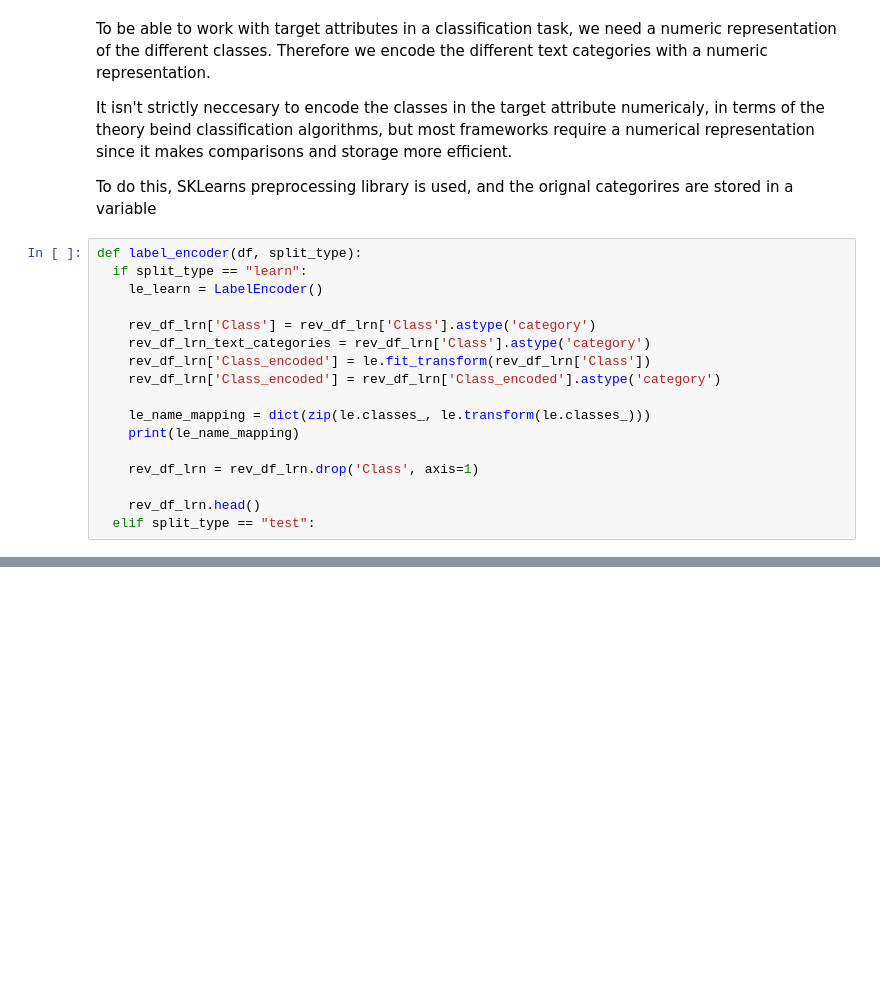
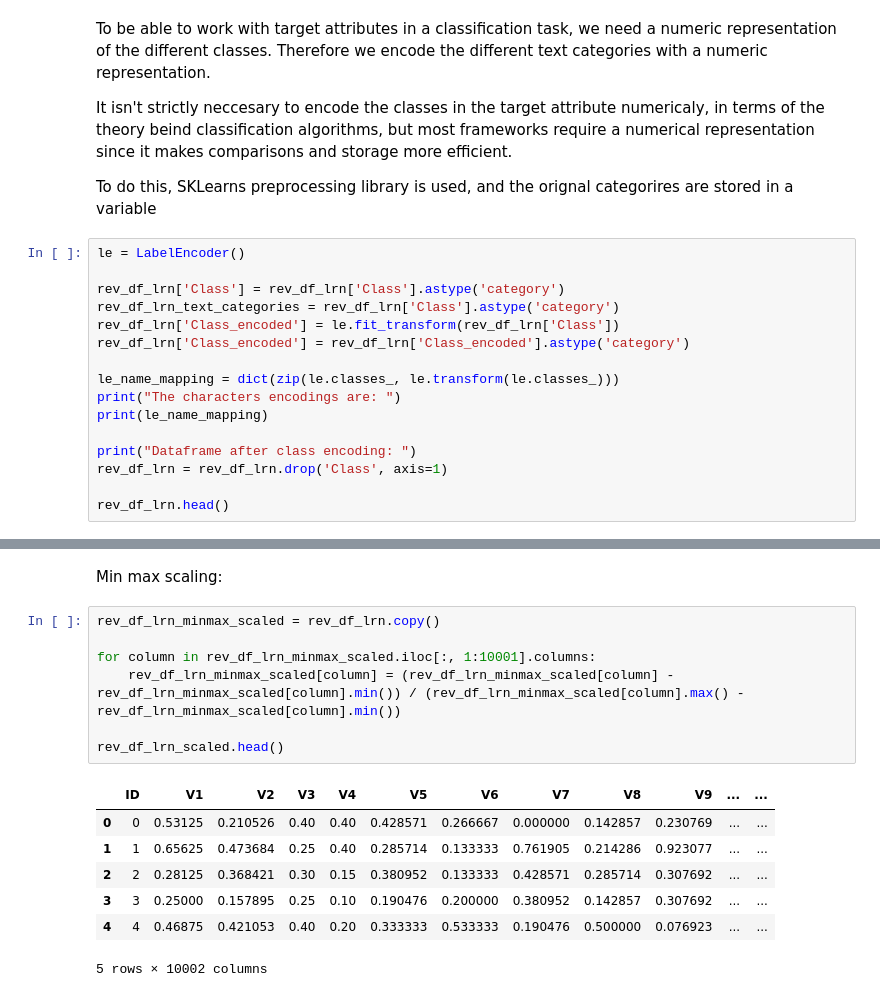
Before and after one commit to Esaiasson/Machine_learning_WS_2025, a Jupyter notebook: A1/amazon_review.ipynb, the cells around one changed output, grey strips where cells are left out. Cells and saved outputs as stored; diff of their text form; blank space fills up the shorter version.

```diff
--- a/A1/amazon_review.ipynb
+++ b/A1/amazon_review.ipynb
@@ -99,20 +99,19 @@ It isn't strictly neccesary to encode the classes in the target attribute numeri
 
 To do this, SKLearns preprocessing library is used, and the orignal categorires are stored in a variable
 # %%
-def label_encoder(df, split_type):
-  if split_type == "learn":
-    le_learn = LabelEncoder()
+le = LabelEncoder()
 
-    rev_df_lrn['Class'] = rev_df_lrn['Class'].astype('category')
-    rev_df_lrn_text_categories = rev_df_lrn['Class'].astype('category')
-    rev_df_lrn['Class_encoded'] = le.fit_transform(rev_df_lrn['Class'])
-    rev_df_lrn['Class_encoded'] = rev_df_lrn['Class_encoded'].astype('category')
+rev_df_lrn['Class'] = rev_df_lrn['Class'].astype('category')
+rev_df_lrn_text_categories = rev_df_lrn['Class'].astype('category')
+rev_df_lrn['Class_encoded'] = le.fit_transform(rev_df_lrn['Class'])
+rev_df_lrn['Class_encoded'] = rev_df_lrn['Class_encoded'].astype('category')
 
-    le_name_mapping = dict(zip(le.classes_, le.transform(le.classes_)))
-    print(le_name_mapping)
+le_name_mapping = dict(zip(le.classes_, le.transform(le.classes_)))
+print("The characters encodings are: ")
+print(le_name_mapping)
 
-    rev_df_lrn = rev_df_lrn.drop('Class', axis=1)
+print("Dataframe after class encoding: ")
+rev_df_lrn = rev_df_lrn.drop('Class', axis=1)
 
-    rev_df_lrn.head()
-  elif split_type == "test":
+rev_df_lrn.head()
 # %% [output]
@@ -126,0 +132,17 @@ def label_encoder(df, split_type):
+# %% [markdown]
+Min max scaling:
+# %%
+rev_df_lrn_minmax_scaled = rev_df_lrn.copy()
+
+for column in rev_df_lrn_minmax_scaled.iloc[:, 1:10001].columns:
+    rev_df_lrn_minmax_scaled[column] = (rev_df_lrn_minmax_scaled[column] - rev_df_lrn_minmax_scaled[column].min()) / (rev_df_lrn_minmax_scaled[column].max() - rev_df_lrn_minmax_scaled[column].min())
+
+rev_df_lrn_scaled.head()
+# %% [output]
+|  | ID | V1 | V2 | V3 | V4 | V5 | V6 | V7 | V8 | V9 | ... | ... |
+| 0 | 0 | 0.53125 | 0.210526 | 0.40 | 0.40 | 0.428571 | 0.266667 | 0.000000 | 0.142857 | 0.230769 | ... | ... |
+| 1 | 1 | 0.65625 | 0.473684 | 0.25 | 0.40 | 0.285714 | 0.133333 | 0.761905 | 0.214286 | 0.923077 | ... | ... |
+| 2 | 2 | 0.28125 | 0.368421 | 0.30 | 0.15 | 0.380952 | 0.133333 | 0.428571 | 0.285714 | 0.307692 | ... | ... |
+| 3 | 3 | 0.25000 | 0.157895 | 0.25 | 0.10 | 0.190476 | 0.200000 | 0.380952 | 0.142857 | 0.307692 | ... | ... |
+| 4 | 4 | 0.46875 | 0.421053 | 0.40 | 0.20 | 0.333333 | 0.533333 | 0.190476 | 0.500000 | 0.076923 | ... | ... |
+5 rows × 10002 columns
```
Also changed, not shown: parts of 4 cells of this notebook.
